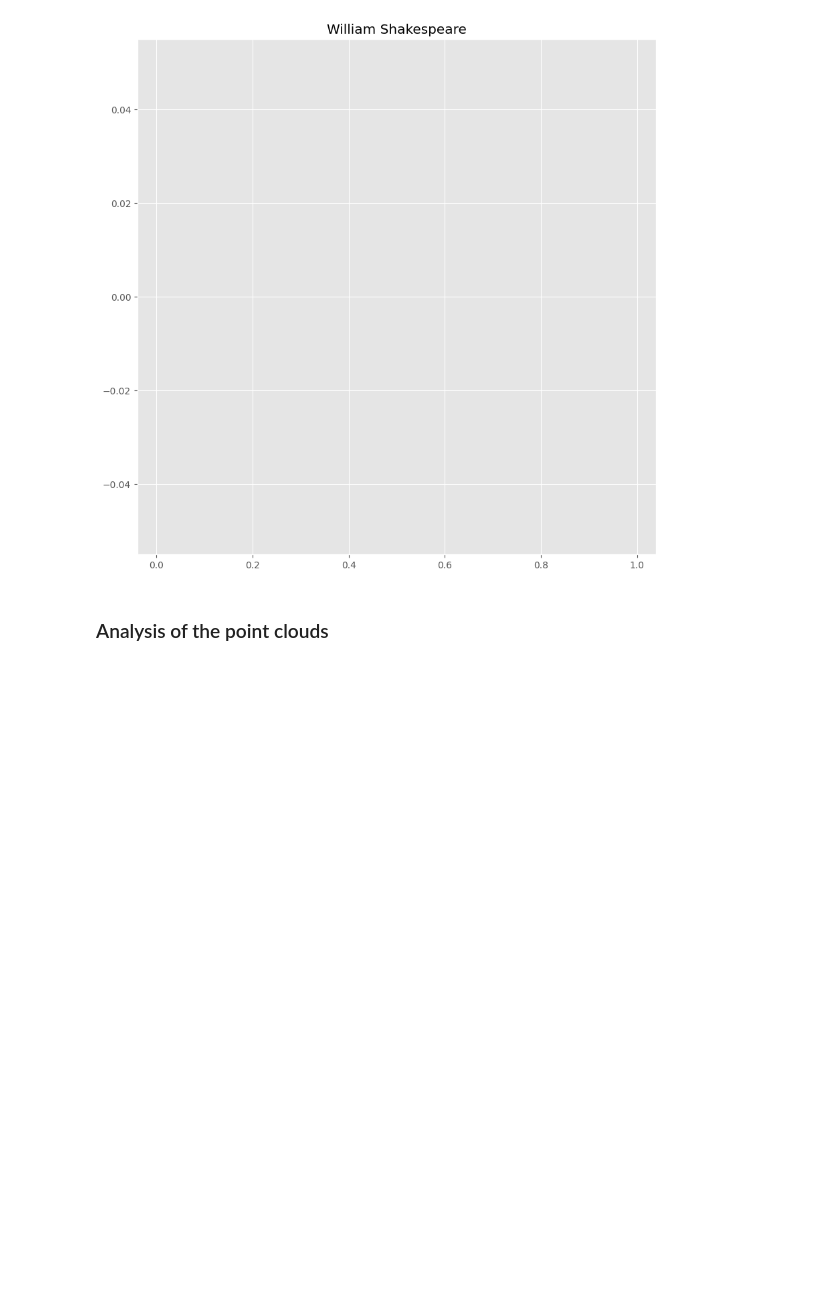
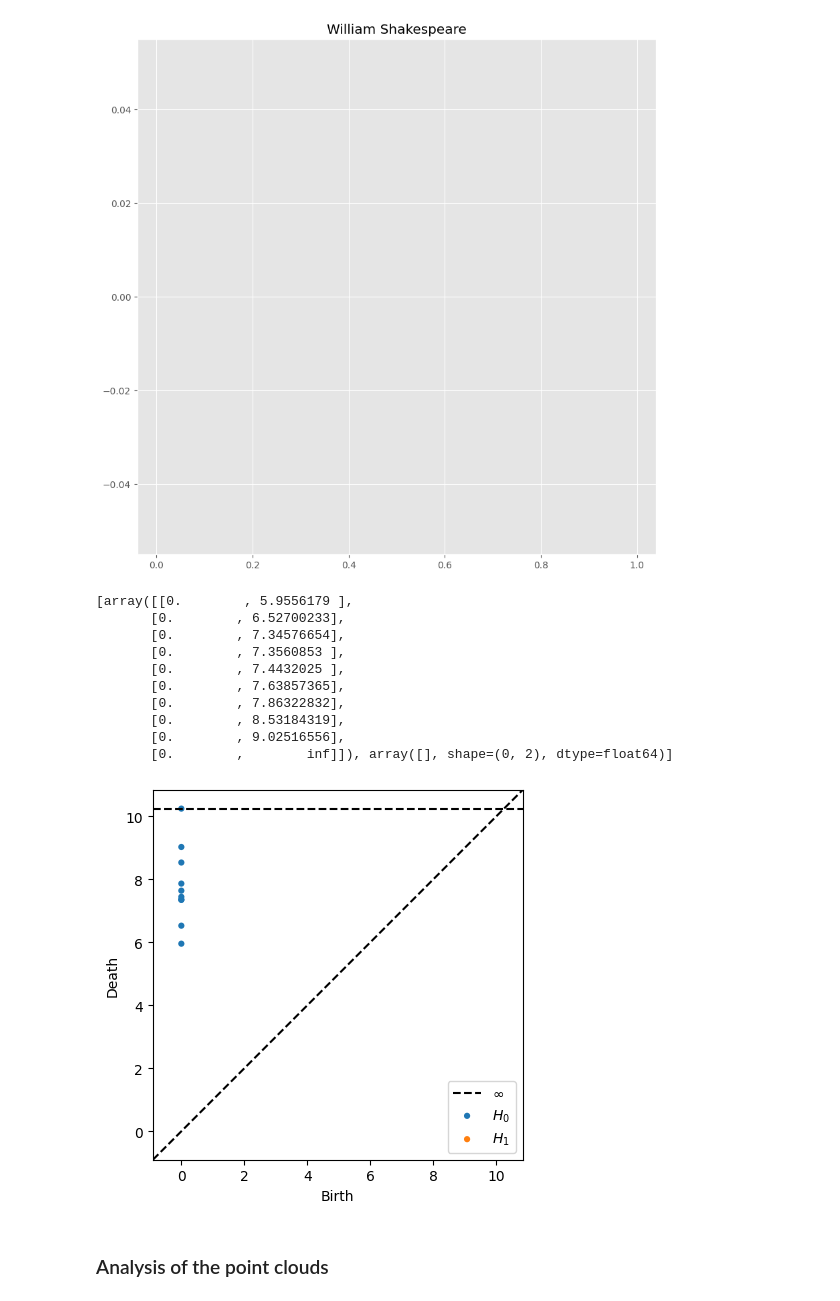
Before and after one commit to AGarciaCast/poetryTopology, a Jupyter notebook: poetryTopology.ipynb, the cells around one changed output. Saved outputs shown, nothing was run; the diff lists cells and outputs as text; code cells hidden in the pictures; blank space fills up the shorter version.

```diff
--- a/poetryTopology.ipynb
+++ b/poetryTopology.ipynb
@@ -528,17 +528,41 @@ sample_size=10
 
 h0_sr = {}
 h1_sr = {}
+bc = {}
 for k in  distributions.keys():
     h0_sr[k] = []
     h1_sr[k] = []
+    bc[k]=[]
     for poem in matrix_distance:
         p = distributions[k](poem)
         s = sr.get_sample(number_instances, sample_size, p)
         f = distance.get_h0sr(sample=s,clustering_method="complete")
+        s_1 = sr.get_sample(1, sample_size, p)
+        b_1 = distance.get_bc(sample=s_1, maxdim=1, reduced=False)
         b = distance.get_bc(sample=s, maxdim=1)
         g = sr.bc_to_sr(b,degree="H1")
         h0_sr[k].append(f)
         h1_sr[k].append(g)
+        bc[k].append(b_1)
+# %%
+A= list(bc["0_12"][249]["H0"])[0].bars
+B = list(bc["0_12"][249]["H1"])[0].bars
+C = [A, B]
+type(A)
+plot_diagrams(C)
+print(C)
+# %% [output]
+[array([[0.        , 5.9556179 ],
+       [0.        , 6.52700233],
+       [0.        , 7.34576654],
+       [0.        , 7.3560853 ],
+       [0.        , 7.4432025 ],
+       [0.        , 7.63857365],
+       [0.        , 7.86322832],
+       [0.        , 8.53184319],
+       [0.        , 9.02516556],
+       [0.        ,        inf]]), array([], shape=(0, 2), dtype=float64)]
+[figure, added]
 # %% [markdown]
 ### Analysis of the point clouds
 # %%
```
Also changed, not shown: parts of 2 cells of this notebook.
